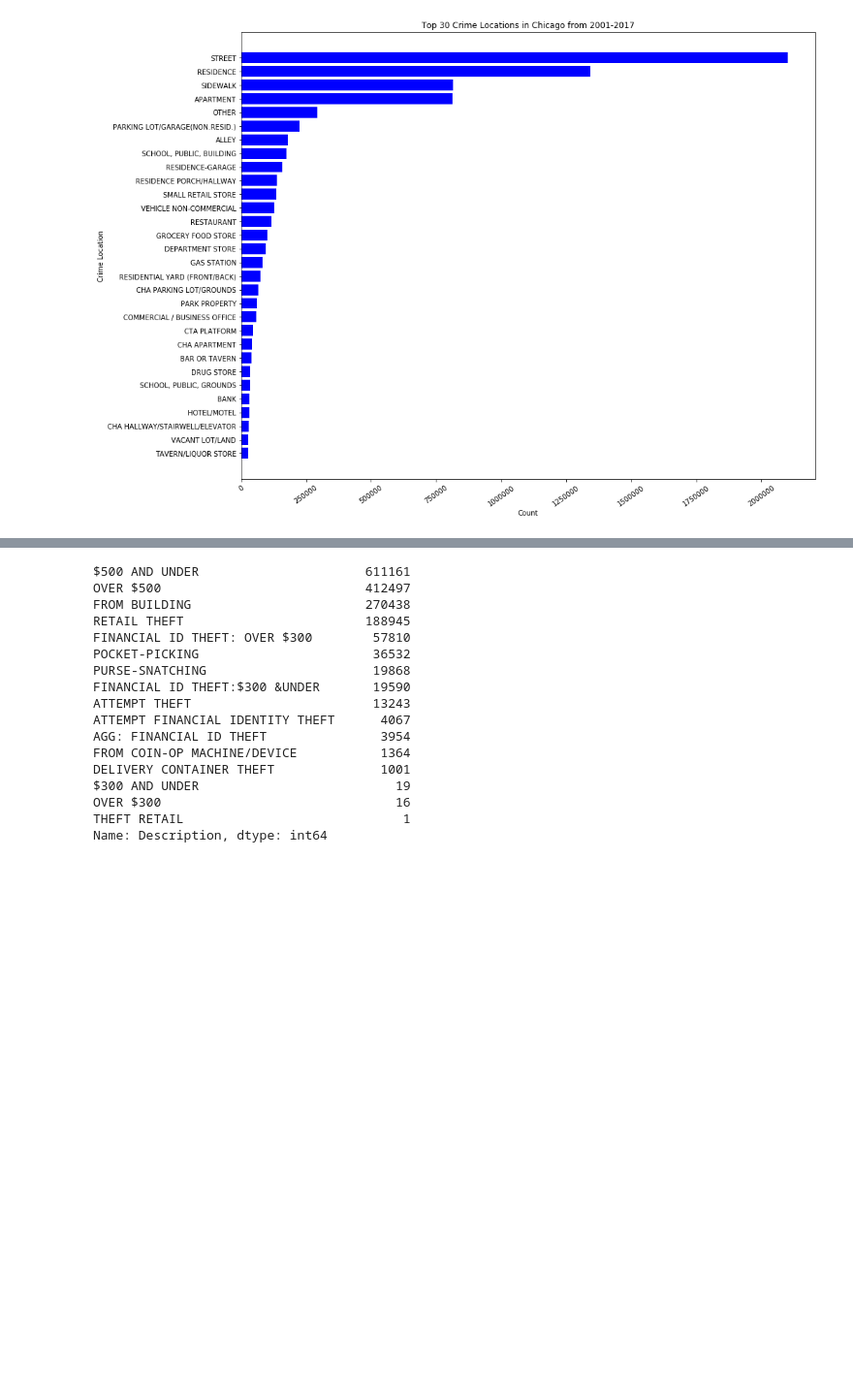
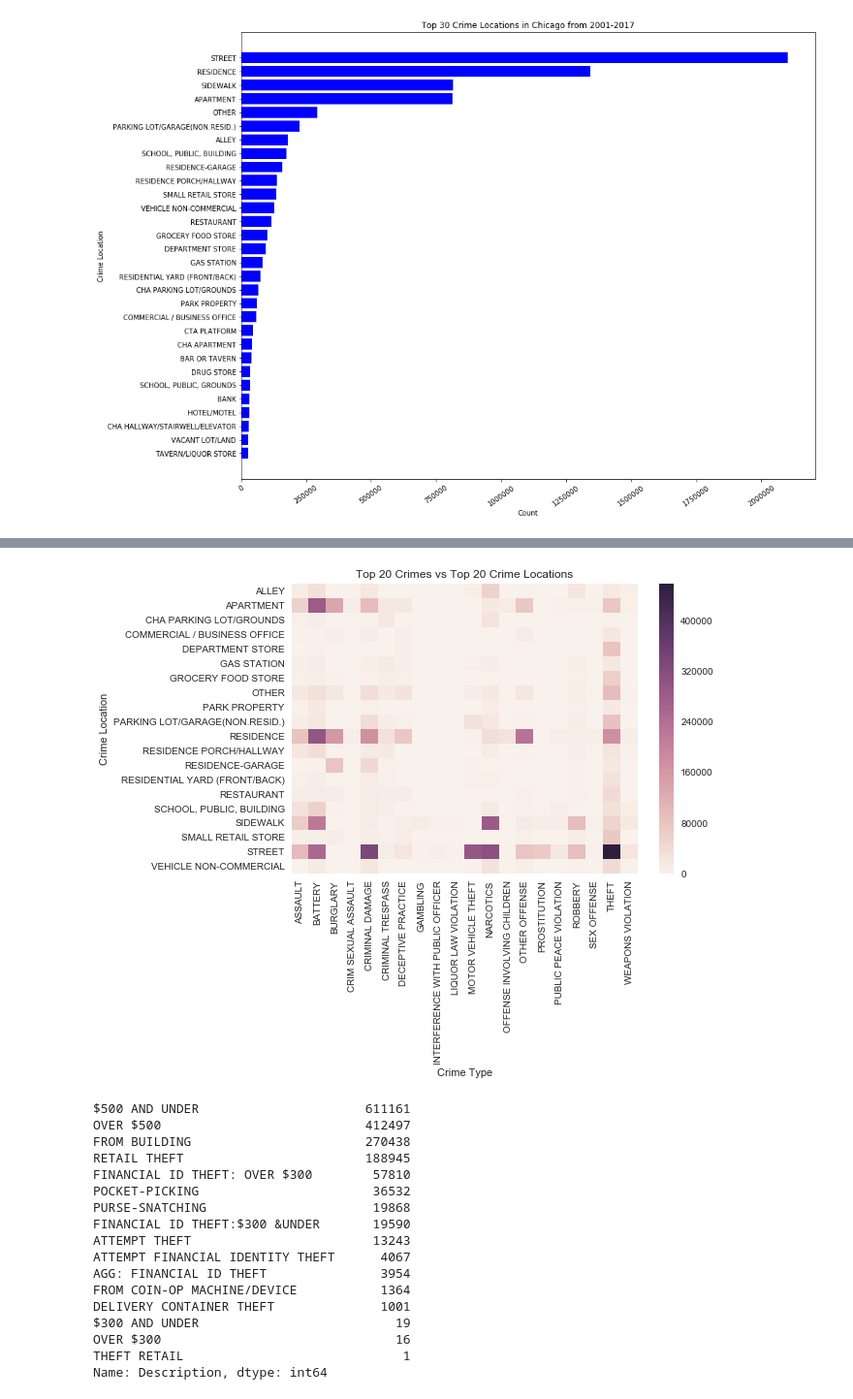
Before and after one commit to bodhisattamaiti25/projects-data-science, a Jupyter notebook: chicago_crime_data_analysis/chicago_crime_data_analysis.ipynb, the cells around one changed output, grey strips where cells are left out. Shown: that part at 97% size. Saved outputs shown, nothing was run; the diff lists cells and outputs as text; code cells hidden in the pictures; blank space fills up the shorter version.

Commit message:
heatmap to analyse top 20 crimes vs top 20 crime locations

```diff
--- a/chicago_crime_data_analysis/chicago_crime_data_analysis.ipynb
+++ b/chicago_crime_data_analysis/chicago_crime_data_analysis.ipynb
@@ -199,0 +202,15 @@ plt.show()
+# %%
+crime_type_top20 = crime_type[0:20]
+crime_location_type_top20 = crime_location_type[0:20]
+crime_type_location_list = []
+for cur_crime_type in crime_type_top20:
+
+    temp_df = crimes_2001_17[crimes_2001_17['Primary Type'] == cur_crime_type]
+
+    for cur_crime_location_type in crime_location_type_top20:
+
+        temp_df_2 = temp_df[temp_df['Location Description'] == cur_crime_location_type]
+        crime_type_location_list.append([cur_crime_type, cur_crime_location_type, temp_df_2.shape[0]])
+        #print('crime type', cur_crime_type, 'crime location', cur_crime_location_type, 'count', temp_df_2.shape[0])
+
+print(crime_type_location_list)
@@ -199,0 +219,6 @@ plt.show()
+# %%
+import seaborn as sns
+sns.set()
+# %%
+crime_type_location_df = pd.DataFrame(data=crime_type_location_list, columns=['Crime Type', 'Crime Location', 'Count'])
+crime_type_location_df
@@ -199,0 +244,2 @@ plt.show()
+# %%
+crime_type_location_df = crime_type_location_df.pivot('Crime Location', 'Crime Type', 'Count')
@@ -200,3 +256,8 @@ plt.show()
+# %%
+sns.heatmap(crime_type_location_df).set_title('Top 20 Crimes vs Top 20 Crime Locations')
+plt.show()
+# %% [output]
+[figure, added]
 # %%
 crimes_2001_17[crimes_2001_17['Primary Type'] == 'THEFT'].Description.value_counts()
 # %% [output]
```
Also changed, not shown: parts of 4 cells of this notebook.
